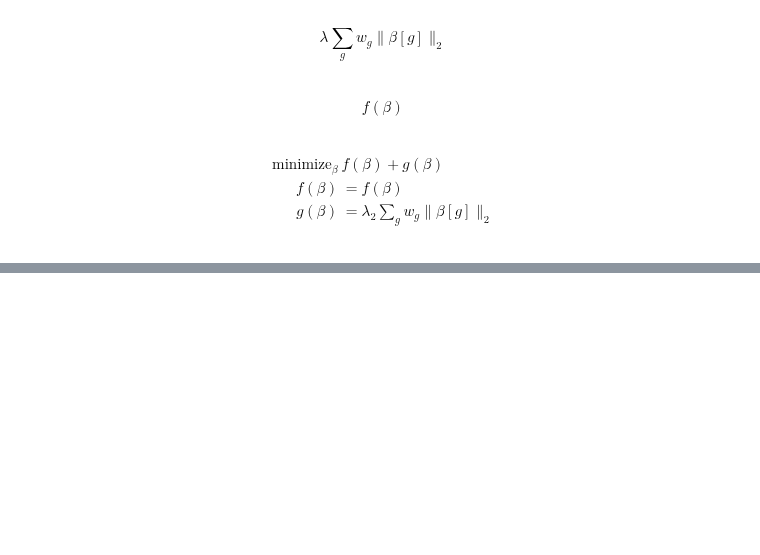
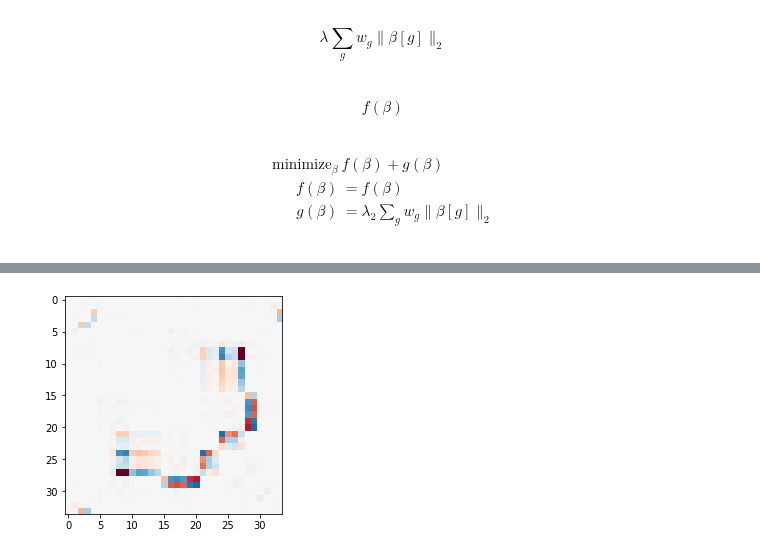
Before and after one commit to ICESAT-2HackWeek/CloudMask, a Jupyter notebook: mixed_graphical_model.ipynb, the cells around one changed output, grey strips where cells are left out. Saved outputs shown, nothing was run; the diff lists cells and outputs as text; code cells hidden in the pictures; blank space fills up the shorter version.

```diff
--- a/mixed_graphical_model.ipynb
+++ b/mixed_graphical_model.ipynb
@@ -451,0 +539,4 @@ len(group_keys)
+# %%
+plt.imshow?
+# %% [output]
+[figure, added]
```
Also changed, not shown: parts of 28 cells of this notebook, 1 other file.
